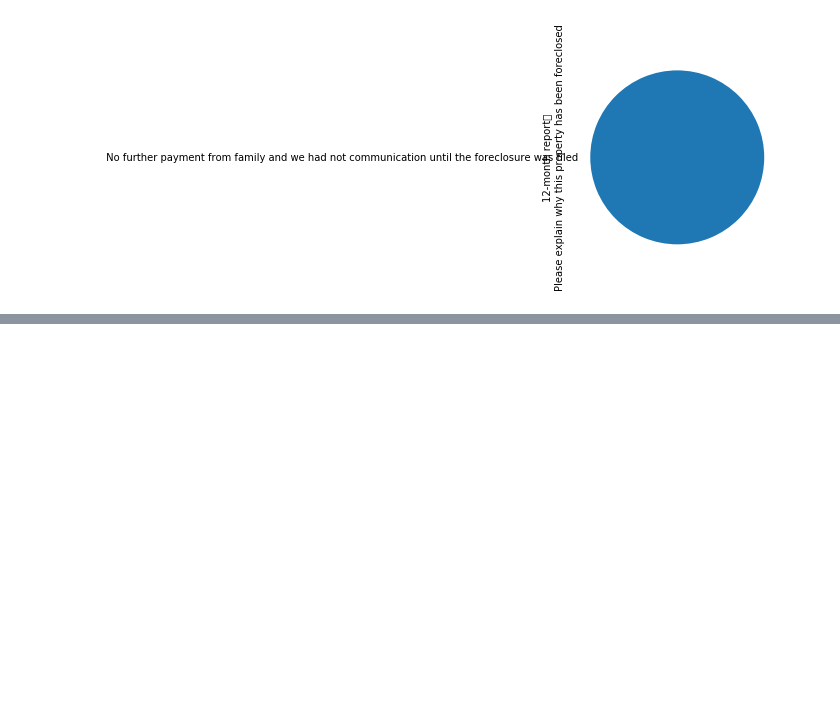
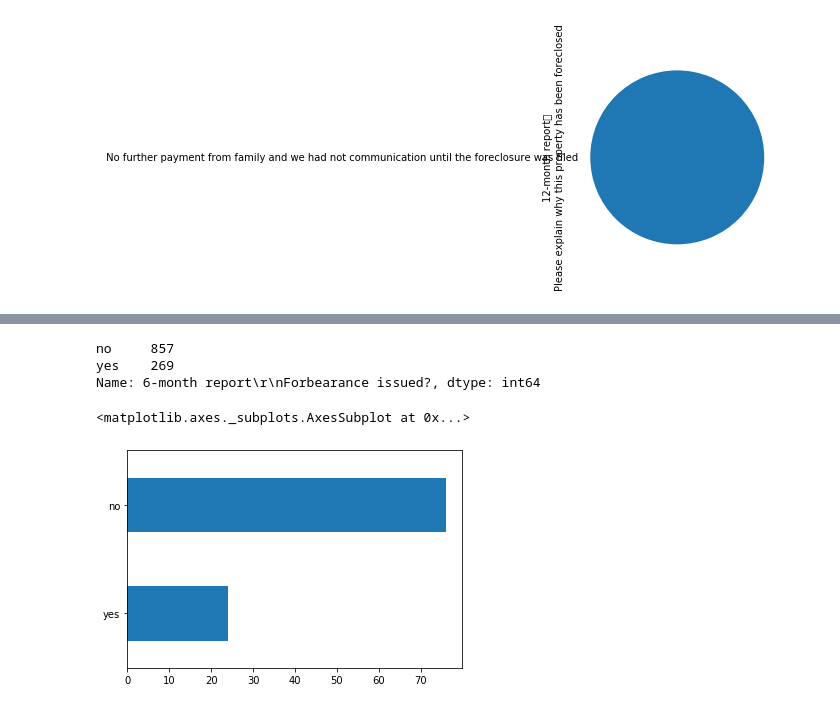
Before and after one commit to leahmealey/Mortgage-Relief-Infographic, a Jupyter notebook: Jake's Version of Mortgage Data.ipynb, the cells around one changed output, grey strips where cells are left out. Drawn from its saved outputs; the diff is of its cells as text; code cells hidden in the pictures; blank space fills up the shorter version.

```diff
--- a/Jake's Version of Mortgage Data.ipynb
+++ b/Jake's Version of Mortgage Data.ipynb
@@ -138,0 +144,15 @@ Index(['Affiliate', 'ID', 'Loan No', 'Street Address\r\n(ex: 1234 Five Lane)',
+# %%
+#6-month report
+forbearance = mortgagerelief["6-month report\r\nForbearance issued?"].str.lower().str.strip()
+forbearance = forbearance.fillna("no")
+forbearance = forbearance.replace({"0":"no", "n/a":"no"})
+
+forbearance = forbearance.value_counts().sort_values() #269 yes, 857 no
+forbearance = forbearance / sum(forbearance) * 100
+forbearance.plot.barh()
+# %% [output]
+no     857
+yes    269
+Name: 6-month report\r\nForbearance issued?, dtype: int64
+<matplotlib.axes._subplots.AxesSubplot at 0x...>
+[figure, added]
```
Also changed, not shown: parts of 7 cells of this notebook.
